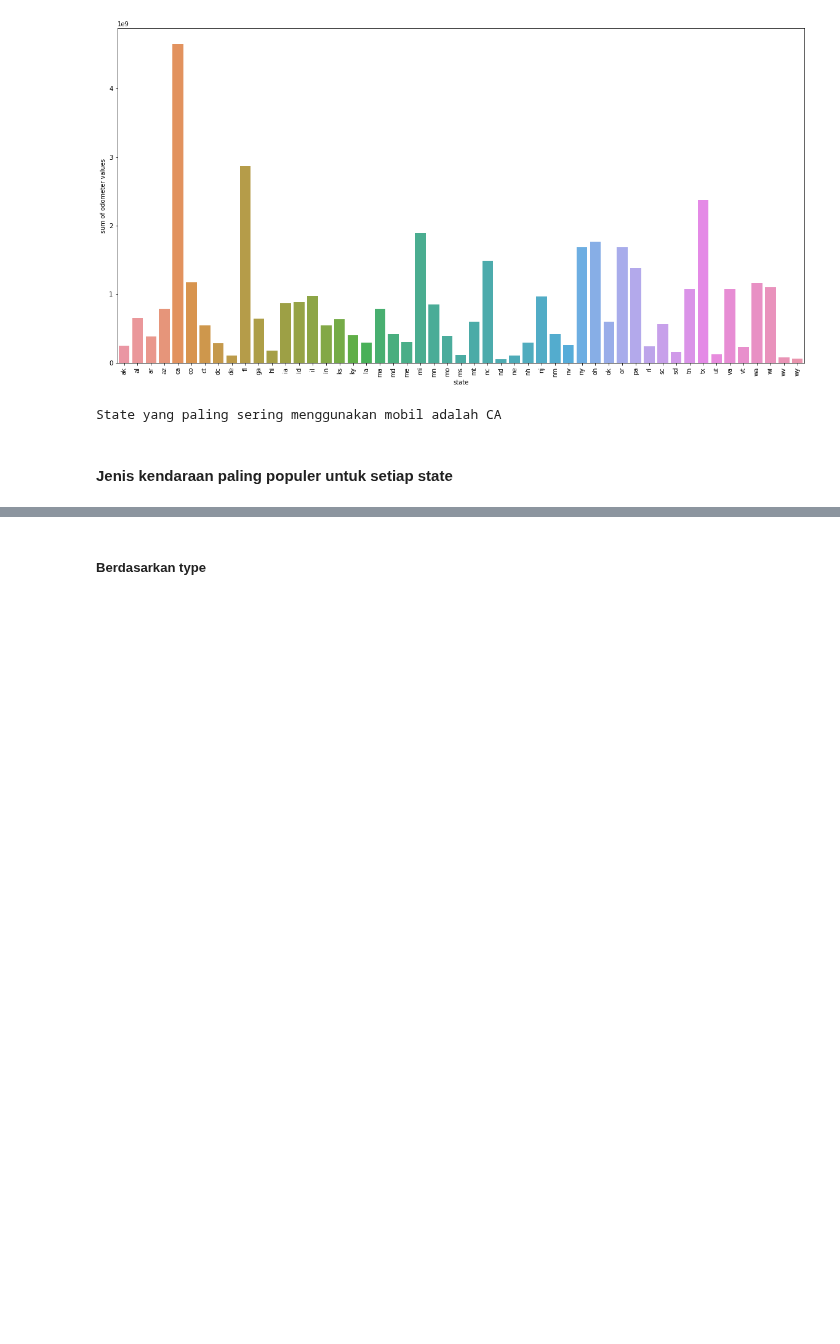
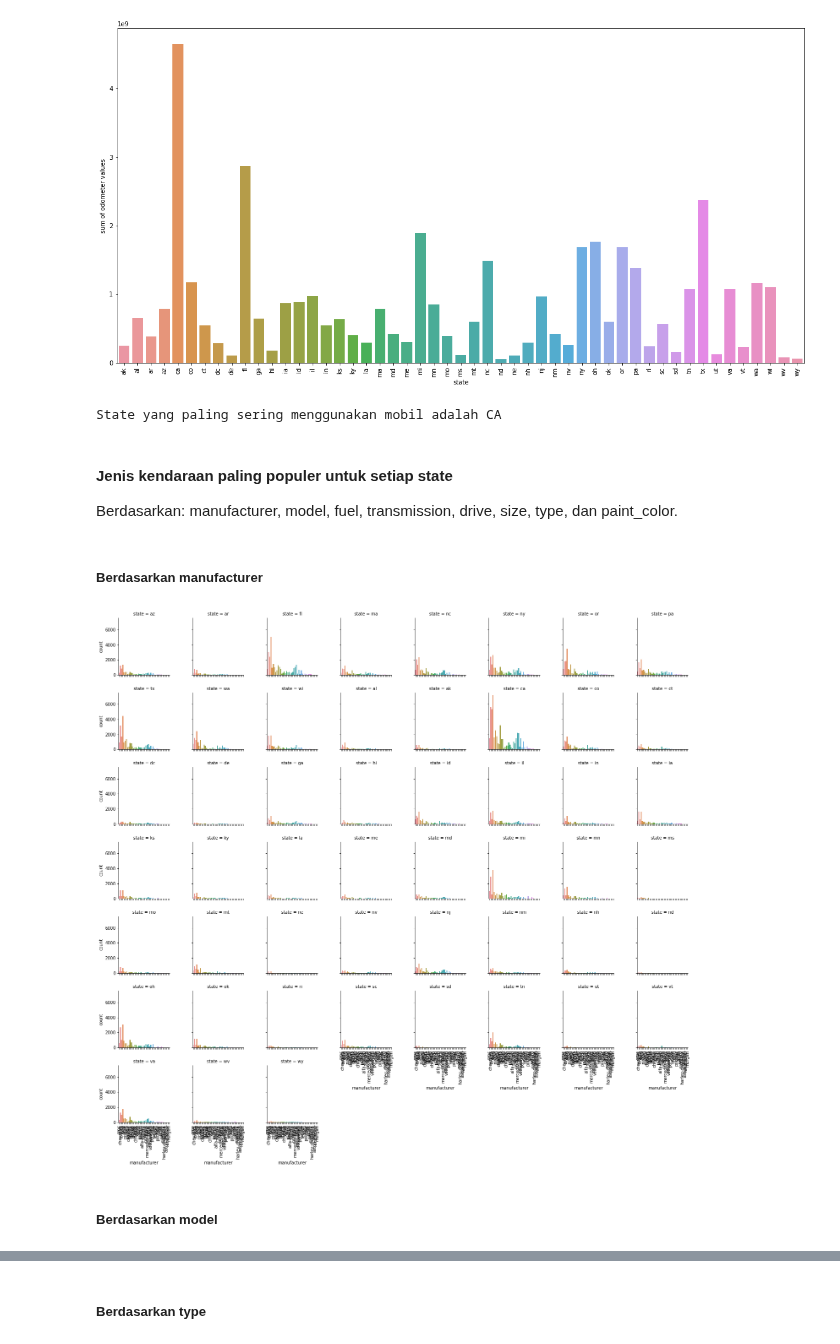
Before and after one commit to aulia-adil/craiglist-sales, a Jupyter notebook: Proyek_Akhir_KASDD.ipynb, the cells around one changed output, grey strips where cells are left out. Saved outputs shown, nothing was run; the diff lists cells and outputs as text; code cells hidden in the pictures; blank space fills up the shorter version.

Commit message:
Add countplot for some categorical variables

```diff
--- a/Proyek_Akhir_KASDD.ipynb
+++ b/Proyek_Akhir_KASDD.ipynb
@@ -358,3 +372,16 @@ print("State yang paling sering menggunakan mobil adalah CA")
 State yang paling sering menggunakan mobil adalah CA
 # %% [markdown]
 #### Jenis kendaraan paling populer untuk setiap state
+
+Berdasarkan: manufacturer, model, fuel, transmission, drive, size, type, dan paint_color.
+# %% [markdown]
+##### Berdasarkan manufacturer
+# %%
+state_type = cleaned_data.loc[:, ['state', 'manufacturer']]
+grid = sns.catplot(x = 'manufacturer', col = 'state', col_wrap = 8, data = state_type, kind = 'count', height = 2.5)
+grid.set_xticklabels(rotation = "vertical")
+plt.show()
+# %% [output]
+[figure, added]
+# %% [markdown]
+##### Berdasarkan model
```
Also changed, not shown: parts of 24 cells of this notebook.
